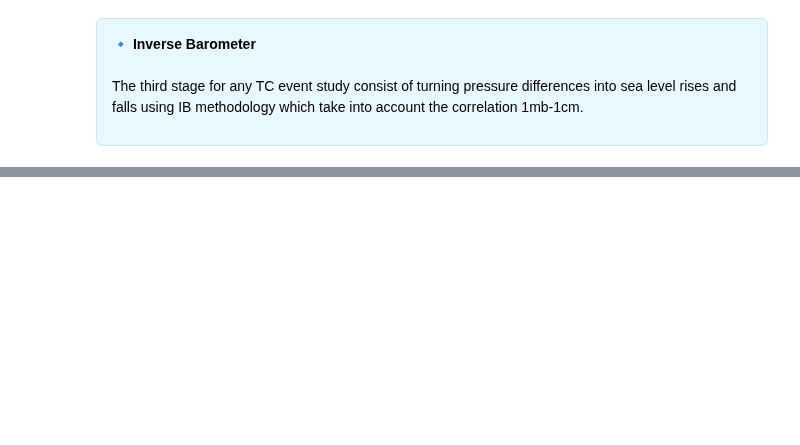
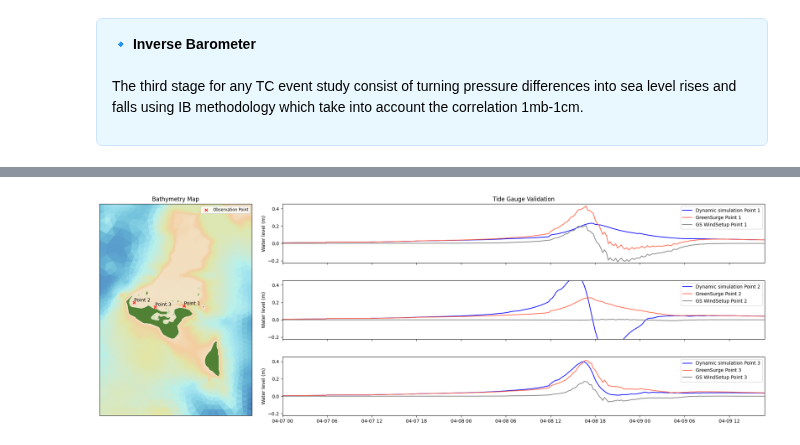
Before and after one commit to JenMontano/BlueMath, a Jupyter notebook: methods/hybrid_downscaling/additive/GreenSurge/05_Validation.ipynb, the cells around one changed output, grey strips where cells are left out. Cells and saved outputs as stored; diff of their text form; code cells hidden in the pictures; blank space fills up the shorter version.

Commit message:
[EJP] Greensurge comentaries

```diff
--- a/methods/hybrid_downscaling/additive/GreenSurge/05_Validation.ipynb
+++ b/methods/hybrid_downscaling/additive/GreenSurge/05_Validation.ipynb
@@ -79,0 +96,13 @@ ds_WL_GS_IB = pressure_to_IB(xds_vortex_GS)
+# %%
+from bluemath_tk.additive.greensurge import plot_GS_validation_timeseries
+
+plot_GS_validation_timeseries(
+    ds_WL_GS_WindSetUp = xds_GS_wind,
+    ds_WL_GS_IB = ds_WL_GS_IB,
+    ds_WL_dynamic_WindSetUp = ds_WL_dynamic_WindSetUp,
+    ds_GFD_info = ds_GFD_info,
+    lon_obs = [-175.075, -175.316, -175.214],
+    lat_obs = [-21.115, -21.098, -21.119],
+)
+# %% [output]
+[figure, added]
```
Also changed, not shown: parts of 10 cells of this notebook, 1 other file.
